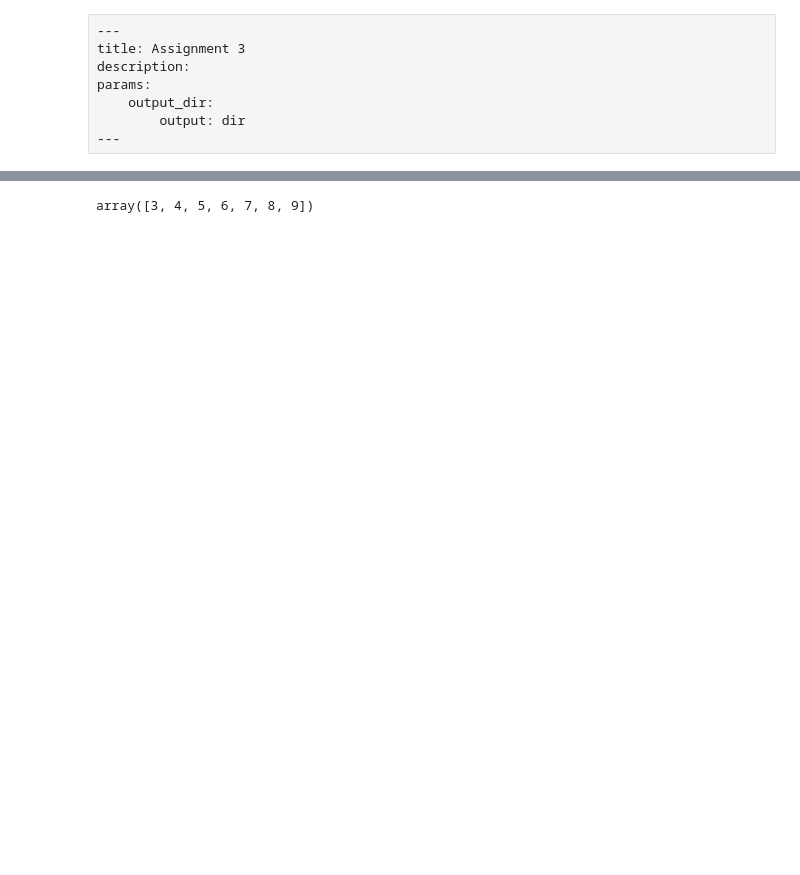
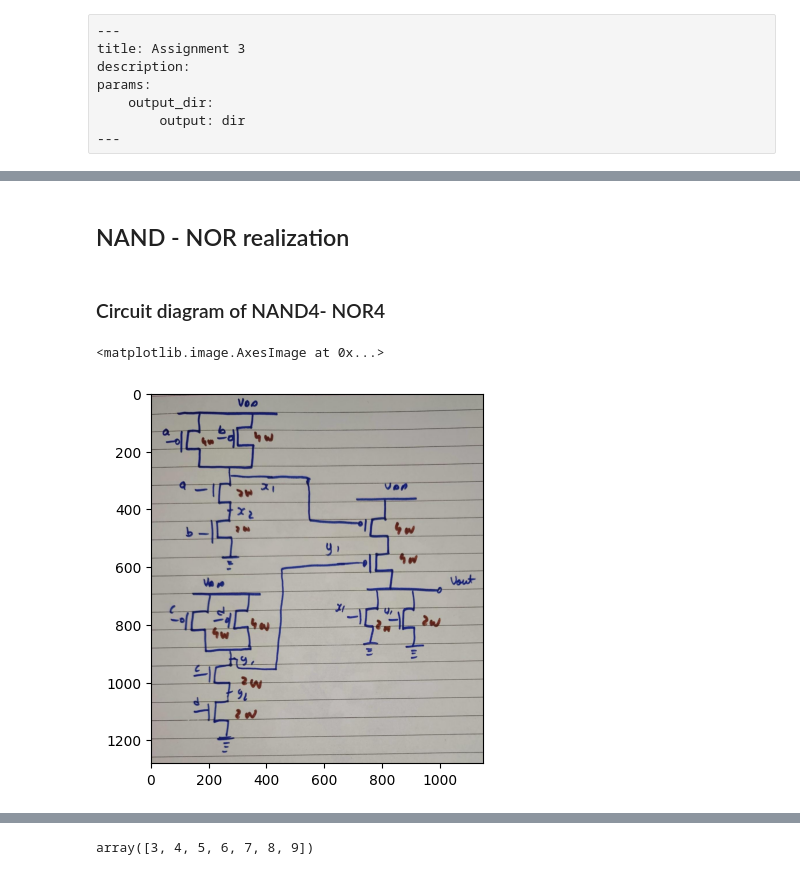
Before and after one commit to the-pinbo/EC802-Low-Power-VLSI-Design, a Jupyter notebook: Assignment-3/plots.ipynb, the cells around one changed output, grey strips where cells are left out. Cells and saved outputs as stored; diff of their text form; code cells hidden in the pictures; blank space fills up the shorter version.

```diff
--- a/Assignment-3/plots.ipynb
+++ b/Assignment-3/plots.ipynb
@@ -8,0 +90,13 @@ params:
+# %% [markdown]
+## NAND - NOR realization
+# %% [markdown]
+### Circuit diagram of NAND4- NOR4
+# %%
+from matplotlib import image
+import matplotlib.pyplot as plt
+
+img = image.imread('./images/nand-nor.jpeg')
+plt.imshow(img)
+# %% [output]
+<matplotlib.image.AxesImage at 0x...>
+[figure, added]
```
Also changed, not shown: parts of 31 cells of this notebook, 10 other files.
